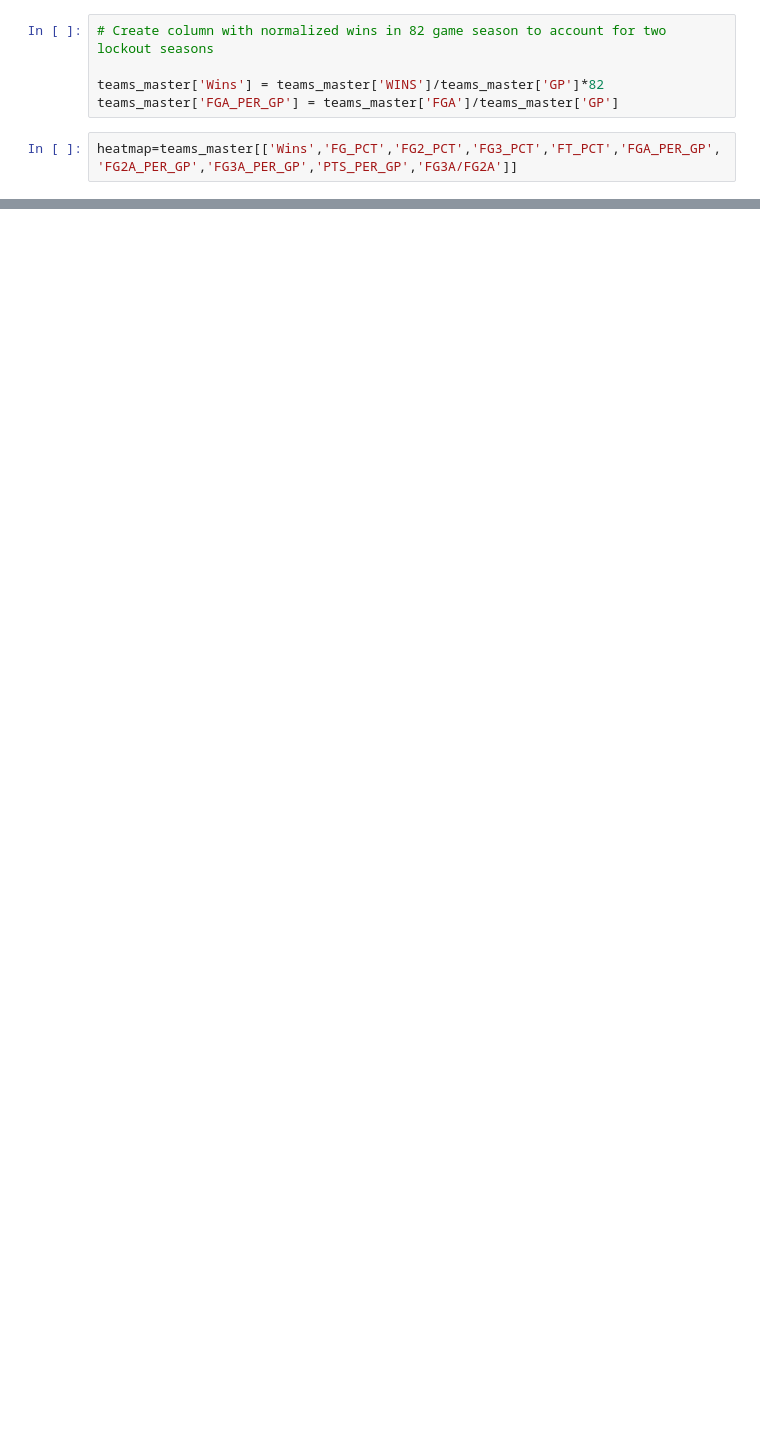
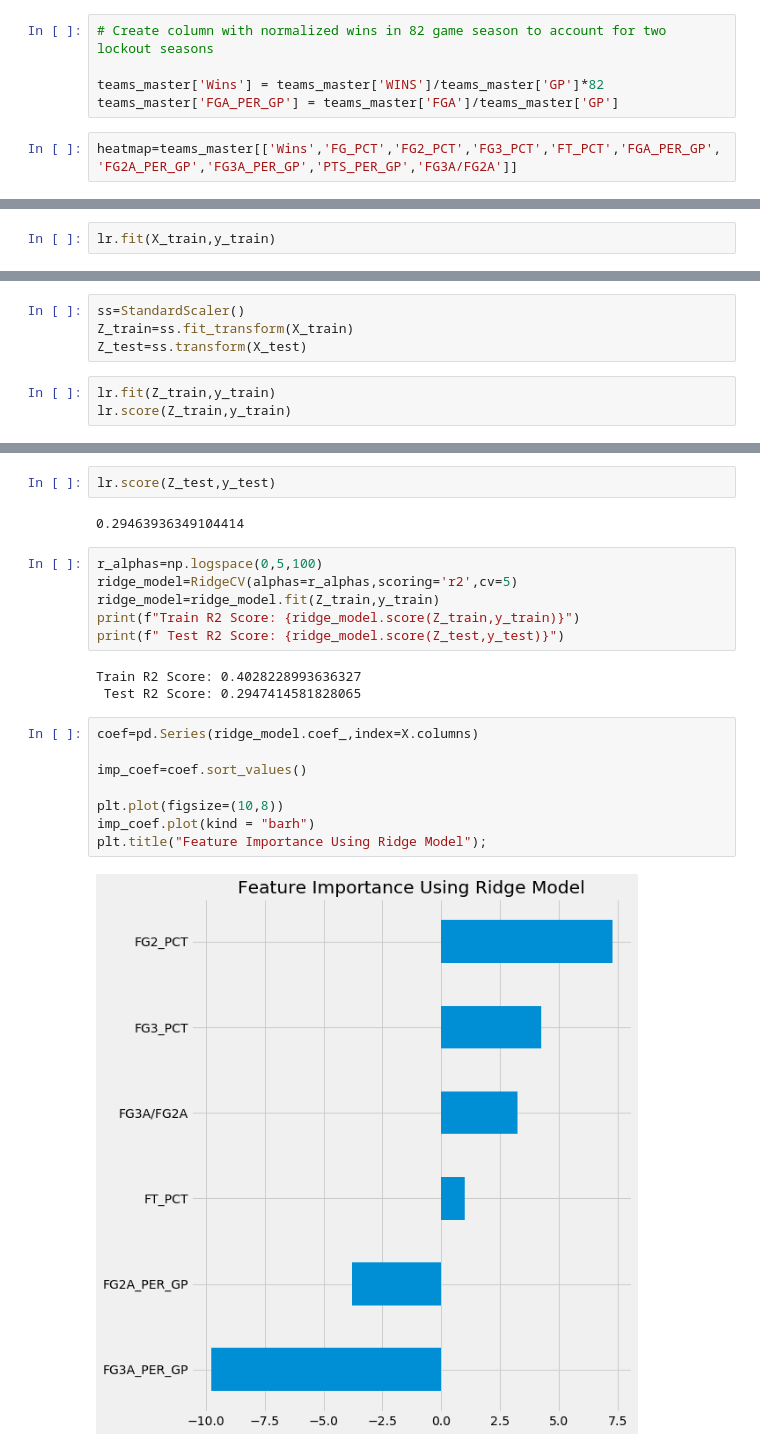
Before and after one commit to bgp09002/NBA, a Jupyter notebook: 3. Modeling/Modeling.ipynb, the cells around one changed output, grey strips where cells are left out. Cells and saved outputs as stored; diff of their text form; blank space fills up the shorter version.

Commit message:
updated visualizations and modeling

```diff
--- a/3. Modeling/Modeling.ipynb
+++ b/3. Modeling/Modeling.ipynb
@@ -71,0 +67,2 @@ sns.heatmap(heatmap.corr())
+# %%
+lr.fit(X_train,y_train)
@@ -71,0 +79,7 @@ sns.heatmap(heatmap.corr())
+# %%
+ss=StandardScaler()
+Z_train=ss.fit_transform(X_train)
+Z_test=ss.transform(X_test)
+# %%
+lr.fit(Z_train,y_train)
+lr.score(Z_train,y_train)
@@ -71,0 +88,23 @@ sns.heatmap(heatmap.corr())
+# %%
+lr.score(Z_test,y_test)
+# %% [output]
+0.29463936349104414
+# %%
+r_alphas=np.logspace(0,5,100)
+ridge_model=RidgeCV(alphas=r_alphas,scoring='r2',cv=5)
+ridge_model=ridge_model.fit(Z_train,y_train)
+print(f"Train R2 Score: {ridge_model.score(Z_train,y_train)}")
+print(f" Test R2 Score: {ridge_model.score(Z_test,y_test)}")
+# %% [output]
+Train R2 Score: 0.4028228993636327
+ Test R2 Score: 0.2947414581828065
+# %%
+coef=pd.Series(ridge_model.coef_,index=X.columns)
+
+imp_coef=coef.sort_values()
+
+plt.plot(figsize=(10,8))
+imp_coef.plot(kind = "barh")
+plt.title("Feature Importance Using Ridge Model");
+# %% [output]
+[figure, added]
```
Also changed, not shown: parts of 23 cells of this notebook.
